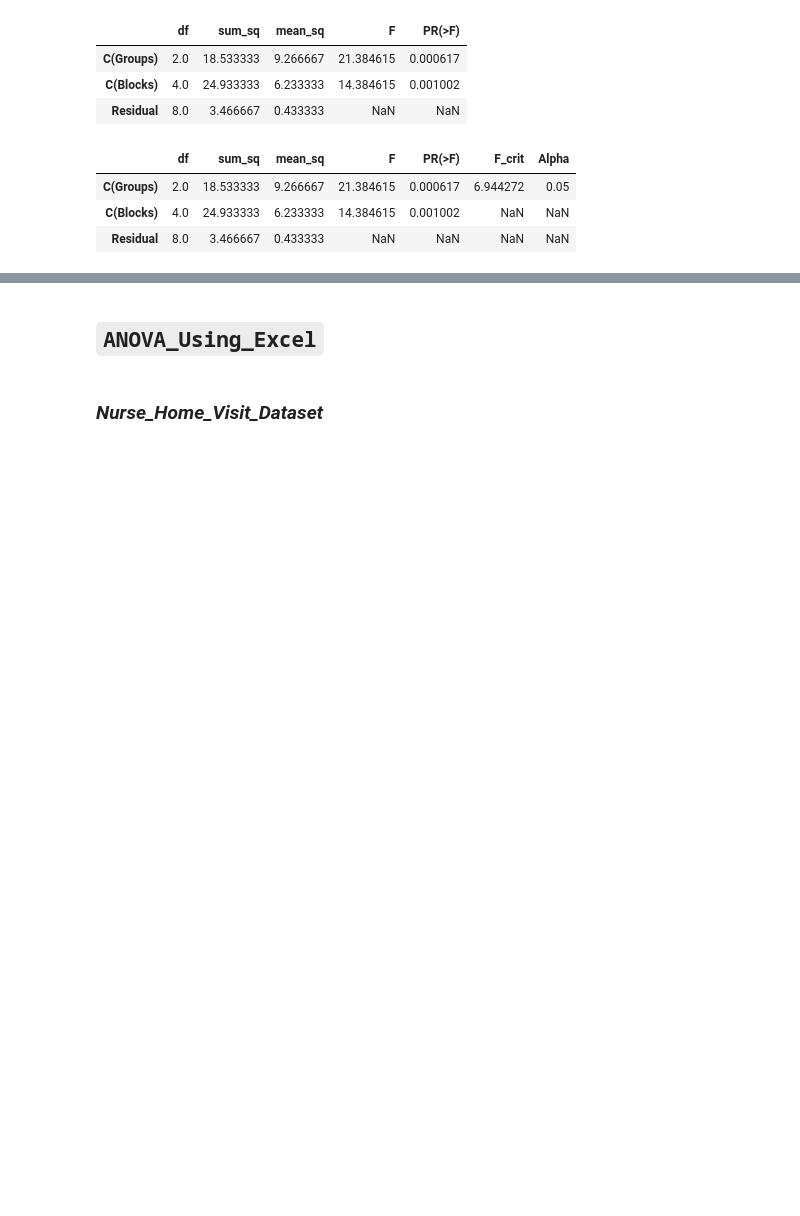
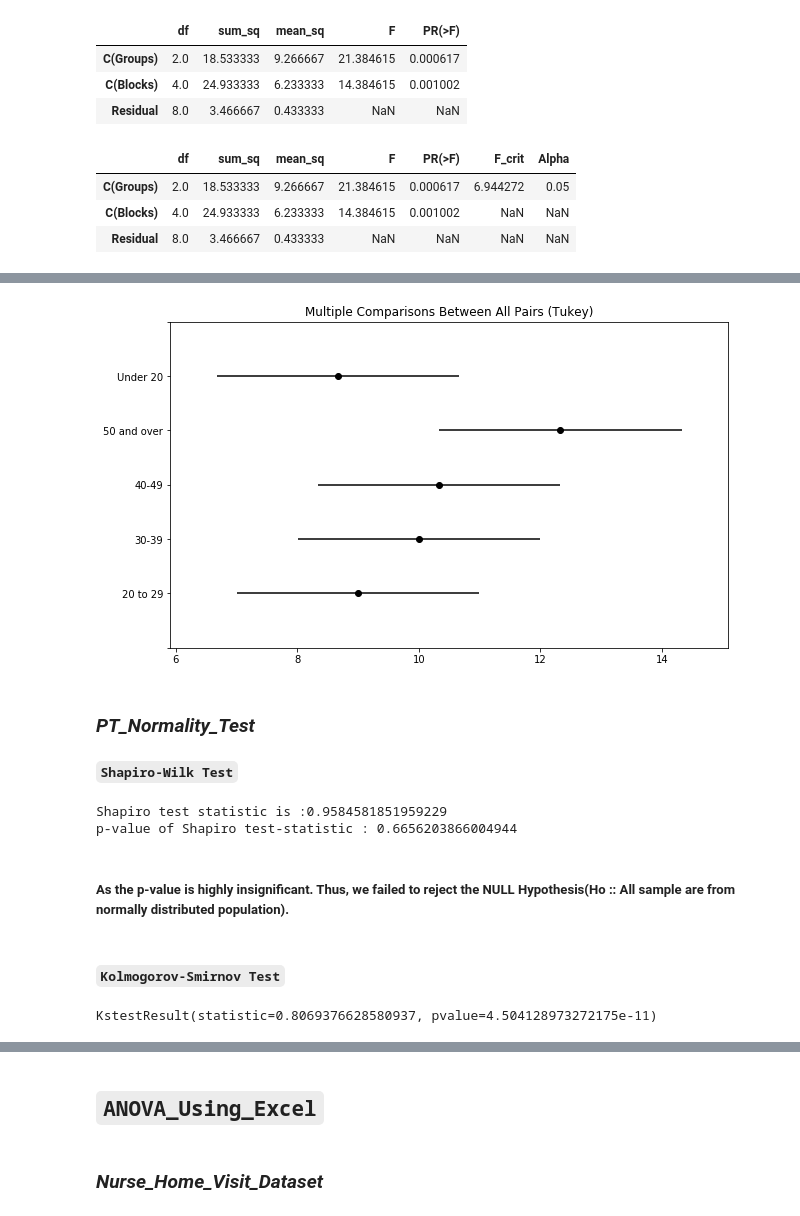
Before and after one commit to raj-shr-git/Statistical_testing_python, a Jupyter notebook: Stats_Practice.ipynb, the cells around one changed output, grey strips where cells are left out. Drawn from its saved outputs; the diff is of its cells as text; code cells hidden in the pictures; blank space fills up the shorter version.

```diff
--- a/Stats_Practice.ipynb
+++ b/Stats_Practice.ipynb
@@ -3134,0 +3230,23 @@ prosthetic_anova_table_two_way
+# %%
+prosthetic_tuky_rows.plot_simultaneous()
+plt.show()
+# %% [output]
+[figure, added]
+# %% [markdown]
+### ***PT_Normality_Test***
+#### **``Shapiro-Wilk Test``**
+# %%
+prosthetic_shapiro_results = scipy_stats.shapiro(prosthetic_model.resid)
+
+print('Shapiro test statistic is :{}\np-value of Shapiro test-statistic : {}'.format(prosthetic_shapiro_results[0],prosthetic_shapiro_results[1]))
+# %% [output]
+Shapiro test statistic is :0.9584581851959229
+p-value of Shapiro test-statistic : 0.6656203866004944
+# %% [markdown]
+##### **As the p-value is highly insignificant. Thus, we failed to reject the NULL Hypothesis(Ho :: All sample are from normally distributed population).**
+# %% [markdown]
+#### **``Kolmogorov-Smirnov Test``**
+# %%
+scipy_stats.kstest(prosthetic_resid_df,'norm')
+# %% [output]
+KstestResult(statistic=0.8069376628580937, pvalue=4.504128973272175e-11)
```
Also changed, not shown: parts of 48 cells of this notebook, 1 other file.
